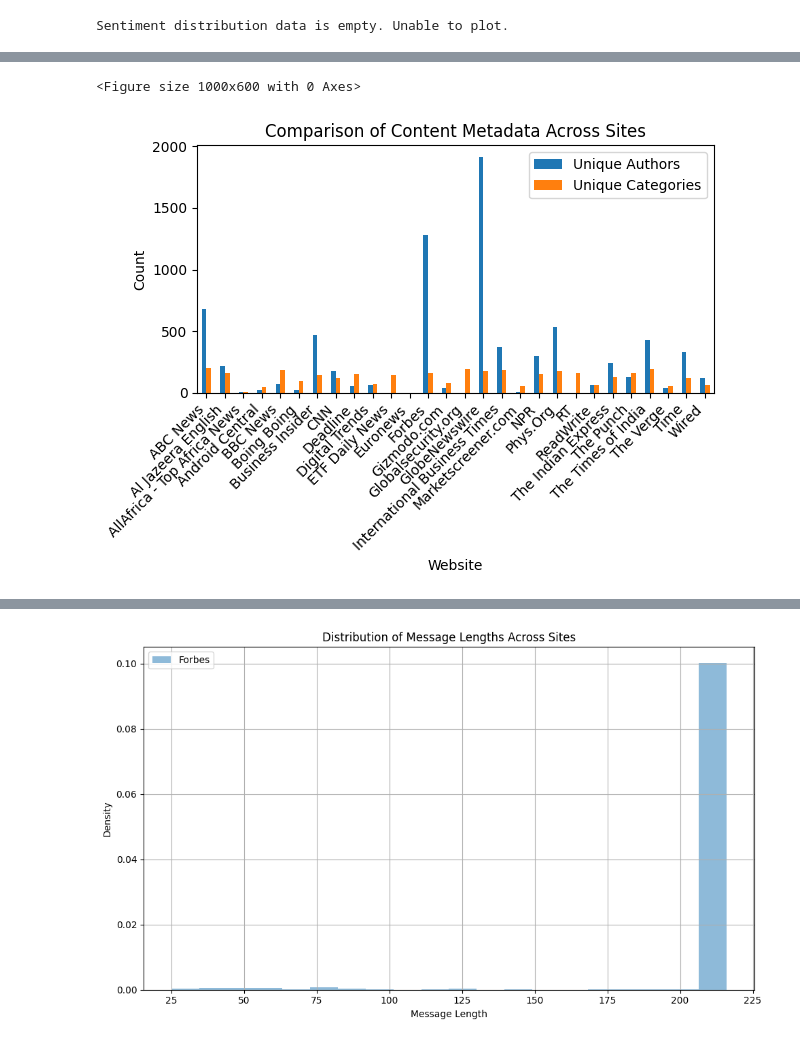
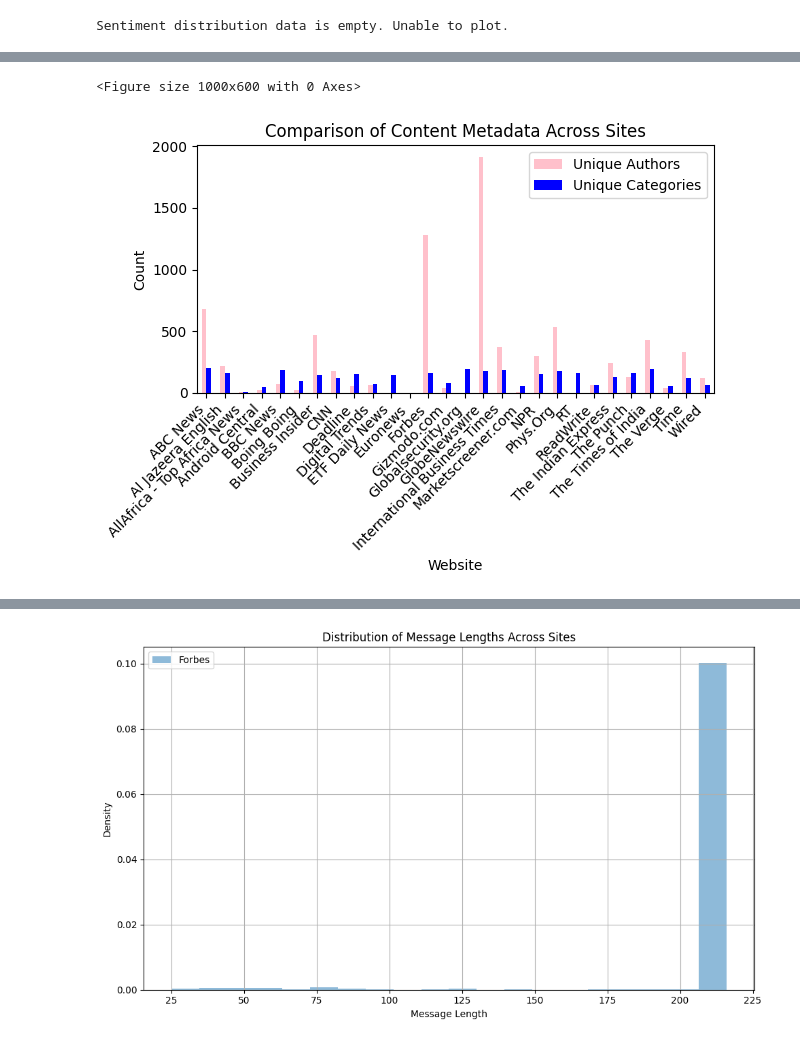
Before and after one commit to slykkkk/news_correlation_10ac_week0, a Jupyter notebook: notebooks/parse_news_data.ipynb, the cells around one changed output, grey strips where cells are left out. Drawn from its saved outputs; the diff is of its cells as text; code cells hidden in the pictures.

```diff
--- a/notebooks/parse_news_data.ipynb
+++ b/notebooks/parse_news_data.ipynb
@@ -221,17 +221,17 @@ Time                             331       118
 Wired                            121        62
 # %%
 plt.figure(figsize=(10, 6))
-content_metadata_comparison.plot(kind='bar')
+content_metadata_comparison.plot(kind='bar', color=['pink', 'blue'])
 plt.title('Comparison of Content Metadata Across Sites')
 plt.xlabel('Website')
 plt.ylabel('Count')
 plt.xticks(rotation=45, ha='right')
 plt.legend(['Unique Authors', 'Unique Categories'])
 plt.tight_layout()
 plt.show()
 # %% [output]
 <Figure size 1000x600 with 0 Axes>
-[figure, old version]
+[figure, new version]
 # %%
 # Analyze the similarity of message lengths across sites
 message_lengths = merge_df.groupby('source_name')['content'].apply(lambda x: x.str.len().mean())
```
Also changed, not shown: parts of 8 cells of this notebook.
